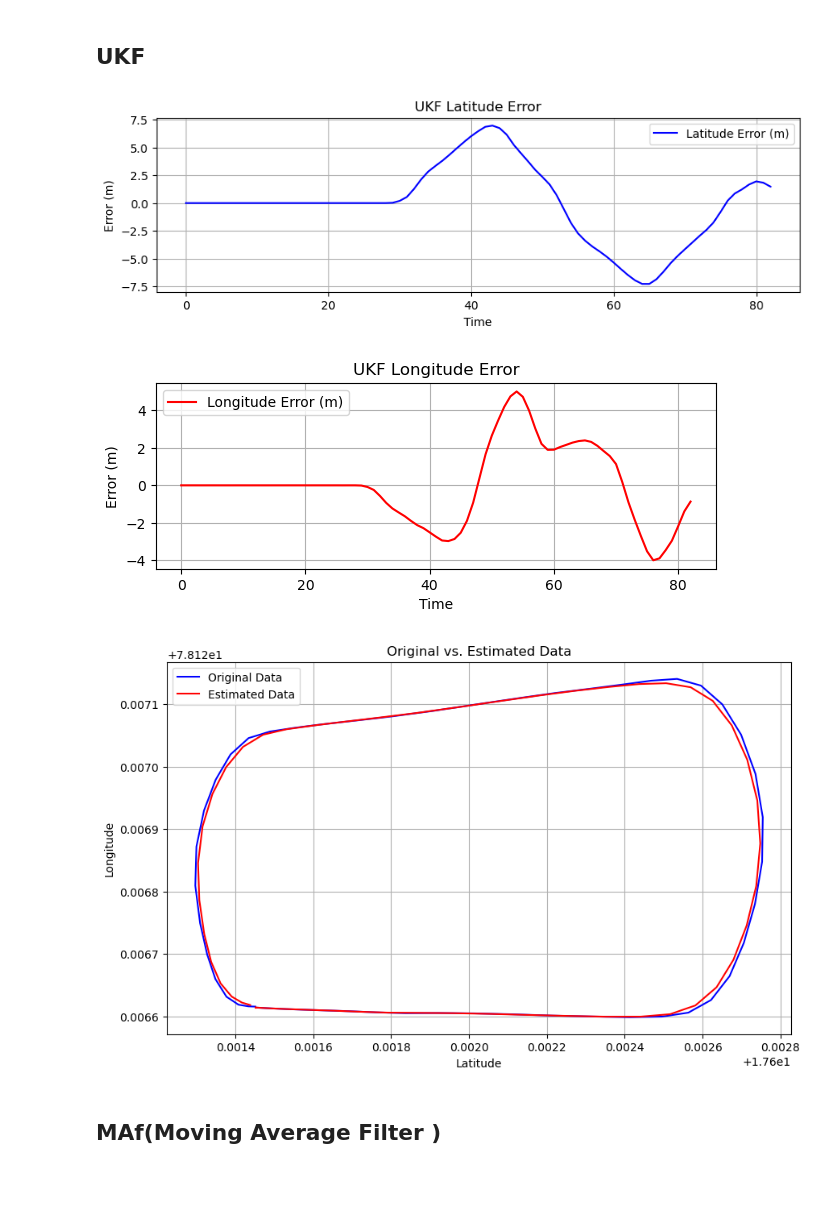
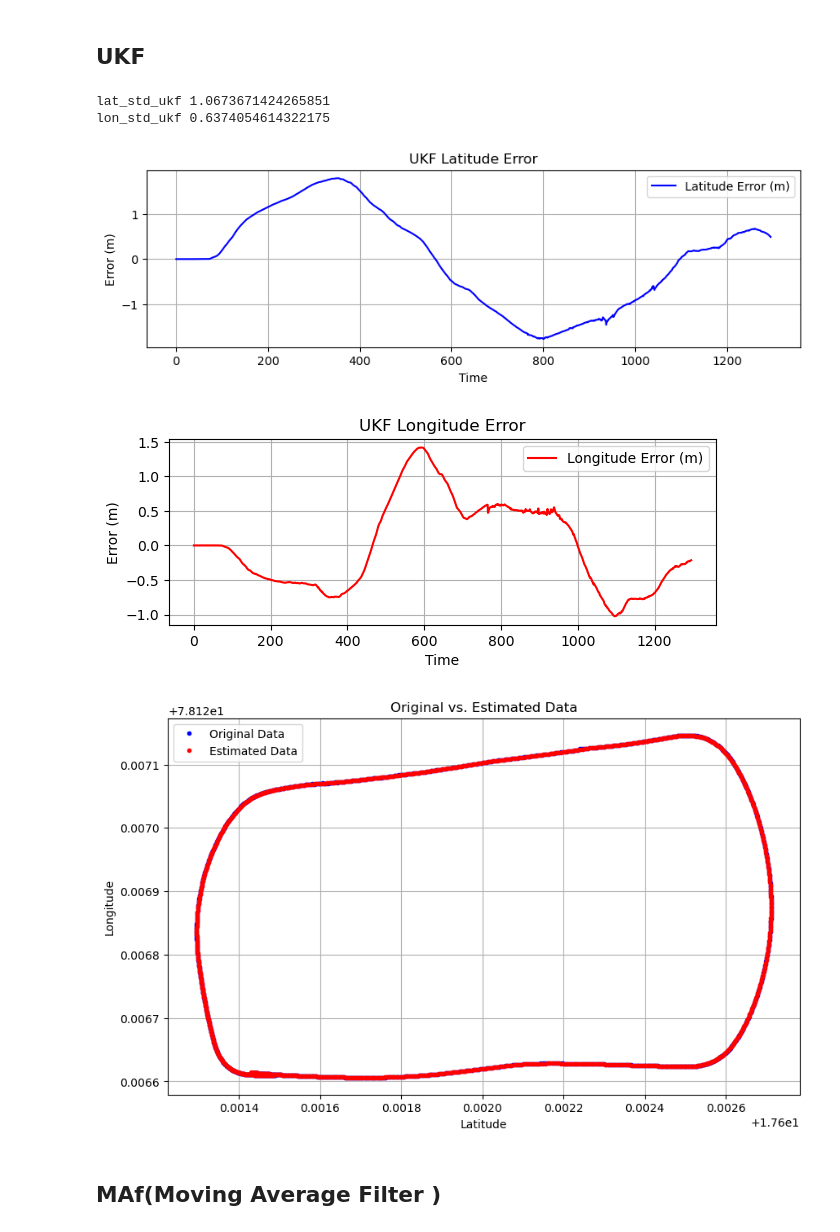
Before and after one commit to mfkiwl/GNSS-IMU_Dynamic, a Jupyter notebook: Predefined_Methods_kalman.ipynb, the cells around one changed output. Cells and saved outputs as stored; diff of their text form; code cells hidden in the pictures; blank space fills up the shorter version.

```diff
--- a/Predefined_Methods_kalman.ipynb
+++ b/Predefined_Methods_kalman.ipynb
@@ -100,7 +100,7 @@ from filterpy.kalman import UnscentedKalmanFilter as UKF
 from filterpy.kalman import MerweScaledSigmaPoints
 from filterpy.kalman import ExtendedKalmanFilter
 # Read the ASCII file
-file_path = "/Users/ravitejakunchanapalli/Downloads/org_BESTPOS.ASCII"
+file_path = "/Users/ravitejakunchanapalli/Downloads/NO RTK NMUS22160001B_2024-02-15_12-07-25_BESTGNSSPOS.ASCII"
 with open(file_path, 'r') as file:
     data = file.readlines()
 
@@ -415,13 +639,7 @@ def h(x):
 x = np.array([latitudes[0], longitudes[0]])
 
 # Initialize the state covariance matrix
-P = np.diag([1000.0, 1000.0])
-
-# Initialize the measurement covariance matrix
-R = np.diag([0.01, 0.01])
-
-# Initialize the process noise covariance matrix
-Q = np.diag([0.01, 0.01])
+P = np.diag([10.0, 10.0])
 
 # Initialize the time step
 dt = 1.0
@@ -437,8 +655,11 @@ ukf.x = x
 ukf.P = P
 
 # Set process and measurement noise
-ukf.R = R
-ukf.Q = Q
+# Initialize the measurement covariance matrix
+ukf.R = np.diag([0.17,0.17])
+
+# Initialize the process noise covariance matrix
+ukf.Q = np.diag([0.01, 0.01])
 
 # Apply the Unscented Kalman Filter to the latitude and longitude data
 filtered_states = []
@@ -458,42 +679,52 @@ estimated_latitudes_meters_ukf, estimated_longitudes_meters_ukf = lat_lon_to_met
 # Calculate error in meters
 lat_error_ukf = calculate_error(original_latitudes_meters_ukf, estimated_latitudes_meters_ukf)
 lon_error_ukf = calculate_error(original_longitudes_meters_ukf, estimated_longitudes_meters_ukf)
+
+
+lat_std_ukf=np.std(lat_error_ukf)
+lon_std_ukf=np.std(lon_error_ukf)
+
+print("lat_std_ukf",lat_std_ukf)
+print("lon_std_ukf",lon_std_ukf)
+
 
 # Plot UKF error
 plt.figure(figsize=(10, 6))
 plt.subplot(2, 1, 1)
 plt.plot(lat_error_ukf, label='Latitude Error (m)', color='blue')
 plt.xlabel('Time')
 plt.ylabel('Error (m)')
 plt.title('UKF Latitude Error')
 plt.legend()
 plt.grid(True)
 plt.show()
 
 plt.subplot(2, 1, 2)
 plt.plot(lon_error_ukf, label='Longitude Error (m)', color='red')
 plt.xlabel('Time')
 plt.ylabel('Error (m)')
 plt.title('UKF Longitude Error')
 plt.legend()
 plt.grid(True)
 plt.tight_layout()
 plt.show()
 
 # Plot the original and estimated data
 plt.figure(figsize=(10, 6))
-plt.plot(latitudes, longitudes, label='Original Data', color='blue')
-plt.plot(filtered_latitudes_ukf, filtered_longitudes_ukf, label='Estimated Data', color='red')
+plt.plot(latitudes, longitudes, 'b.',label='Original Data')
+plt.plot(filtered_latitudes_ukf, filtered_longitudes_ukf, 'r.',label='Estimated Data')
 plt.xlabel('Latitude')
 plt.ylabel('Longitude')
 plt.title('Original vs. Estimated Data')
 plt.legend()
 plt.grid(True)
 plt.show()
 # %% [output]
+lat_std_ukf 1.0673671424265851
+lon_std_ukf 0.6374054614322175
-[figure, old version]
+[figure, new version]
-[figure, old version]
+[figure, new version]
-[figure, old version]
+[figure, new version]
 # %% [markdown]
 ## MAf(Moving Average Filter )
 # %%
```
Also changed, not shown: parts of 16 cells of this notebook.
